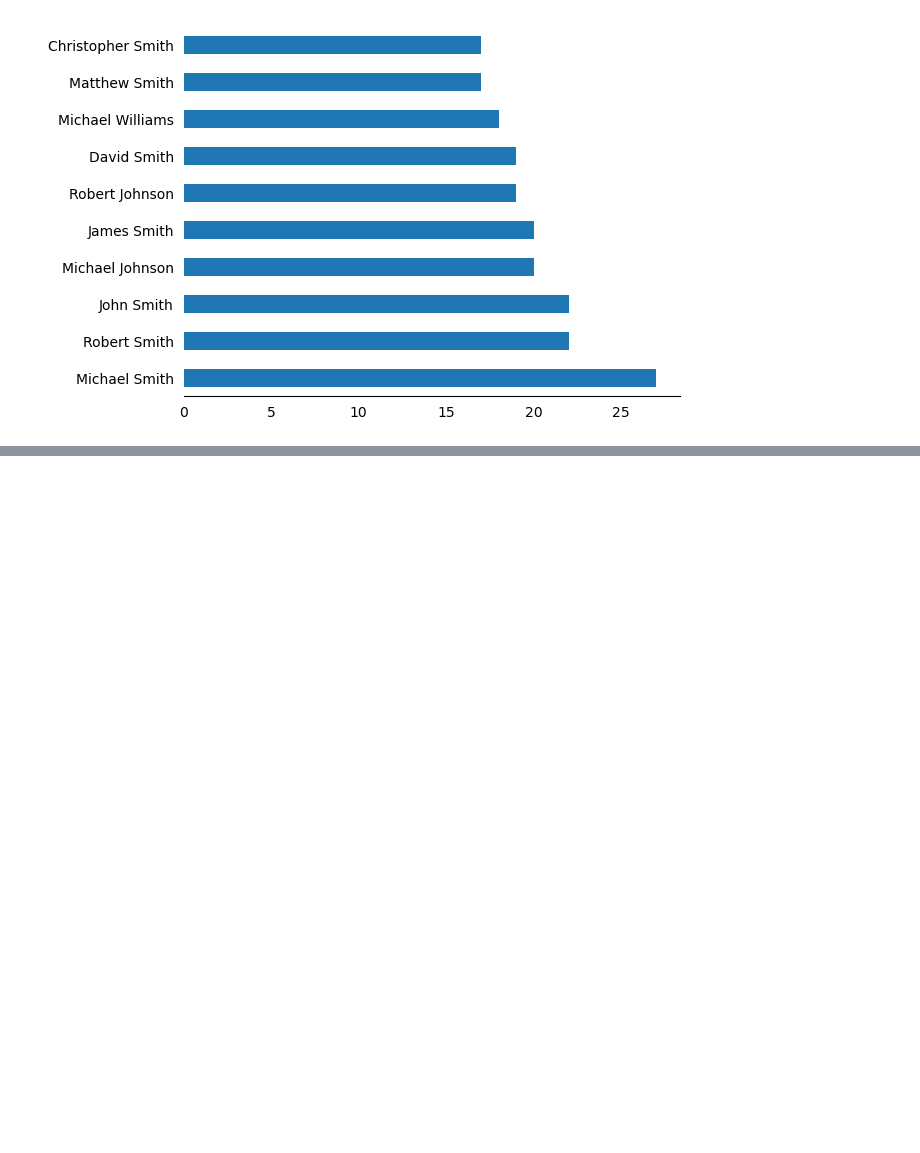
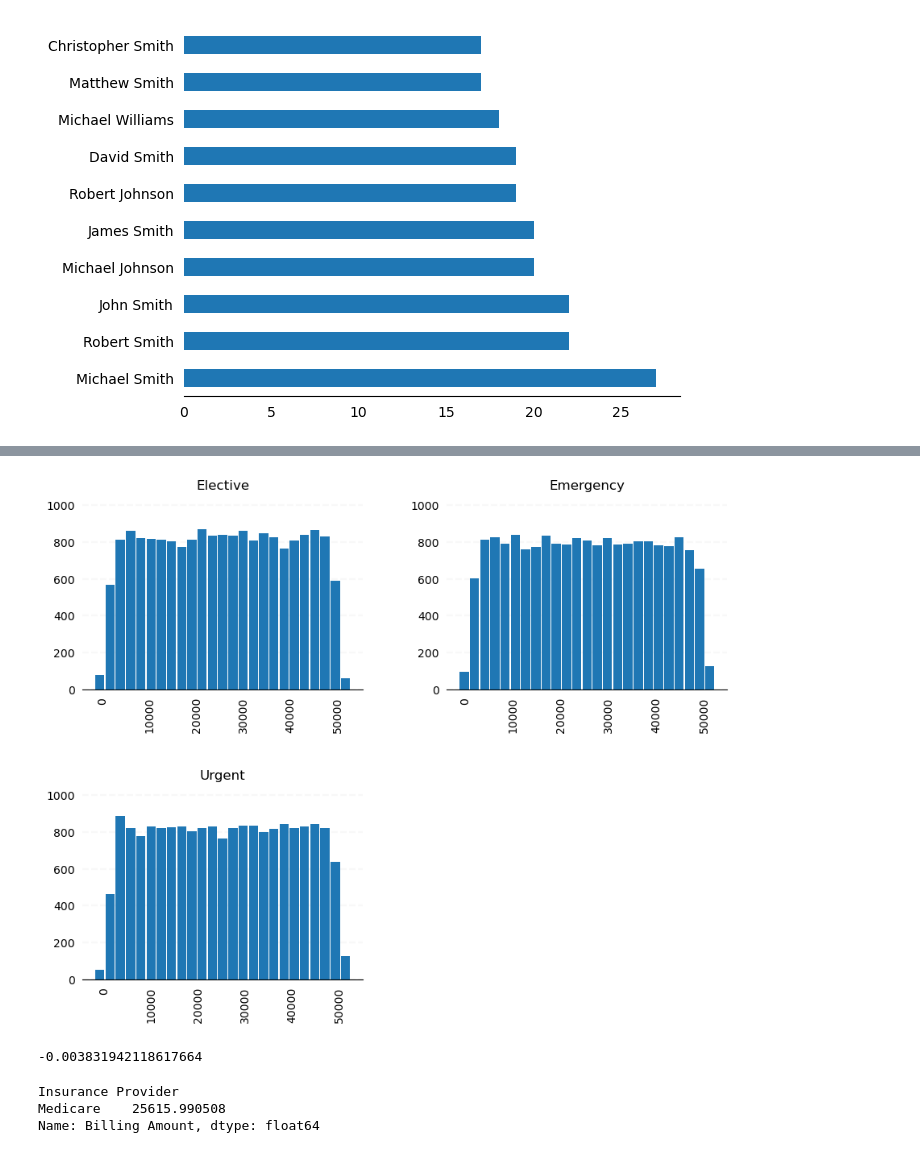
Before and after one commit to Brandon-Price/Healthcare_Dataset_Analysis, a Jupyter notebook: Healthcare_Analysis.ipynb, the cells around one changed output, grey strips where cells are left out. Drawn from its saved outputs; the diff is of its cells as text; code cells hidden in the pictures; blank space fills up the shorter version.

```diff
--- a/Healthcare_Analysis.ipynb
+++ b/Healthcare_Analysis.ipynb
@@ -337,0 +502,27 @@ ax.tick_params(axis="both", which="both", bottom=False, top=False, labelbottom=T
+# %%
+axes = df['Billing Amount'].hist(by=df['Admission Type'], bins=25, grid=False, zorder=2, rwidth=0.9, xrot=90, figsize=(10,8))
+
+for ax in axes.flatten():
+    # Removes the edges of the chart
+    ax.spines['right'].set_visible(False)
+    ax.spines['top'].set_visible(False)
+    ax.spines['left'].set_visible(False)
+
+    # Removes the ticks from the sides of the chart
+    ax.tick_params(axis="both", which="both", bottom=False, top=False, labelbottom=True, left=False, right=False, labelleft=True)
+    # Creates horizontal lines across background
+    vals = ax.get_yticks()
+    for tick in vals:
+        ax.axhline(y=tick, linestyle='dashed', alpha=0.4, color='#eeeeee', zorder=1)
+# %% [output]
+[figure, added]
+# %%
+df['Age'].corr(df['Billing Amount'])
+# %% [output]
+-0.003831942118617664
+# %%
+df.groupby('Insurance Provider')['Billing Amount'].mean().sort_values(ascending=False).head(1)
+# %% [output]
+Insurance Provider
+Medicare    25615.990508
+Name: Billing Amount, dtype: float64
```
Also changed, not shown: parts of 26 cells of this notebook.
